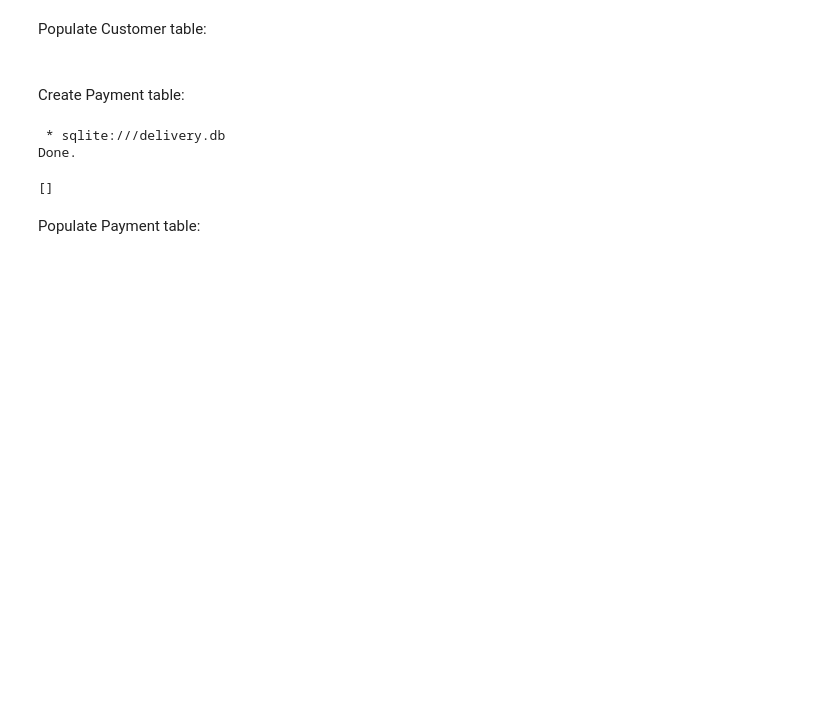
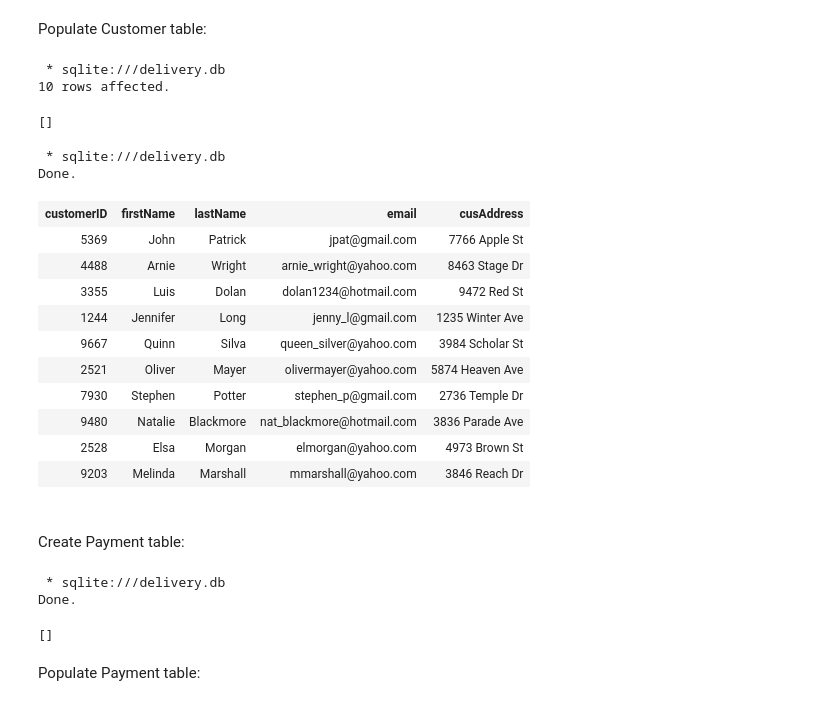
Before and after one commit to sdemiriz/food-delivery-database, a Jupyter notebook: foodDelivery.ipynb, the cells around one changed output. Cells and saved outputs as stored; diff of their text form; code cells hidden in the pictures; blank space fills up the shorter version.

```diff
--- a/foodDelivery.ipynb
+++ b/foodDelivery.ipynb
@@ -43,17 +40,40 @@ Done.
 # %% [markdown]
 Populate Customer table:
 # %%
+%%sql
+
 INSERT INTO Customer(customerID, firstName, lastName, email, cusAddress)
-VALUES  (1, "John", "Patrick", "jpat@gmail.com", "7766 Apple St."),
-        (2, "Arnie", "Wright", "arnie_wright@yahoo.com", "8463 Stage Dr."),
-        (3, "Luis", "Dolan", "dolan1234@hotmail.com", "9472 Red St."),
-        (4, "Jennifer", "Long", "jenny_l@gmail.com", "1235 Winter Ave."),
-        (5, "Quinn", "Silva", "queen_silver@yahoo.com", "3984 Scholar St."),
-        (6, "Oliver", "Mayer", "olivermayer@yahoo.com", "5874 Heaven Ave."),
-        (7, "Stephen", "Potter", "stephen_p@gmail.com", "2736 Temple Dr."),
-        (8, "Natalie", "Blackmore", "nat_blackmore@hotmail.com", "3836 Parade Ave."),
-        (9, "Elsa", "Morgan", "elmorgan@yahoo.com", "4973 Brown St."),
-        (10, "Melinda", "Marshall", "mmarshall@yahoo.com", "3846 Reach Dr.")
+VALUES  (5369, "John", "Patrick", "jpat@gmail.com", "7766 Apple St"),
+        (4488, "Arnie", "Wright", "arnie_wright@yahoo.com", "8463 Stage Dr"),
+        (3355, "Luis", "Dolan", "dolan1234@hotmail.com", "9472 Red St"),
+        (1244, "Jennifer", "Long", "jenny_l@gmail.com", "1235 Winter Ave"),
+        (9667, "Quinn", "Silva", "queen_silver@yahoo.com", "3984 Scholar St"),
+        (2521, "Oliver", "Mayer", "olivermayer@yahoo.com", "5874 Heaven Ave"),
+        (7930, "Stephen", "Potter", "stephen_p@gmail.com", "2736 Temple Dr"),
+        (9480, "Natalie", "Blackmore", "nat_blackmore@hotmail.com", "3836 Parade Ave"),
+        (2528, "Elsa", "Morgan", "elmorgan@yahoo.com", "4973 Brown St"),
+        (9203, "Melinda", "Marshall", "mmarshall@yahoo.com", "3846 Reach Dr");
+# %% [output]
+ * sqlite:///delivery.db
+10 rows affected.
+[]
+# %%
+%%sql
+SELECT * FROM Customer;
+# %% [output]
+ * sqlite:///delivery.db
+Done.
+| customerID | firstName | lastName | email | cusAddress |
+| 5369 | John | Patrick | jpat@gmail.com | 7766 Apple St |
+| 4488 | Arnie | Wright | arnie_wright@yahoo.com | 8463 Stage Dr |
+| 3355 | Luis | Dolan | dolan1234@hotmail.com | 9472 Red St |
+| 1244 | Jennifer | Long | jenny_l@gmail.com | 1235 Winter Ave |
+| 9667 | Quinn | Silva | queen_silver@yahoo.com | 3984 Scholar St |
+| 2521 | Oliver | Mayer | olivermayer@yahoo.com | 5874 Heaven Ave |
+| 7930 | Stephen | Potter | stephen_p@gmail.com | 2736 Temple Dr |
+| 9480 | Natalie | Blackmore | nat_blackmore@hotmail.com | 3836 Parade Ave |
+| 2528 | Elsa | Morgan | elmorgan@yahoo.com | 4973 Brown St |
+| 9203 | Melinda | Marshall | mmarshall@yahoo.com | 3846 Reach Dr |
 # %% [markdown]
 <br>Create Payment table:
 # %%
```
Also changed, not shown: parts of 61 cells of this notebook.
